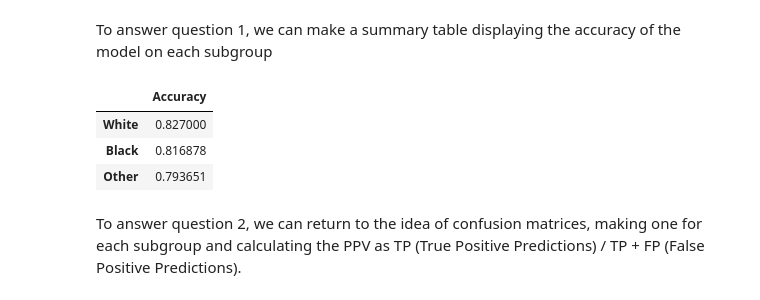
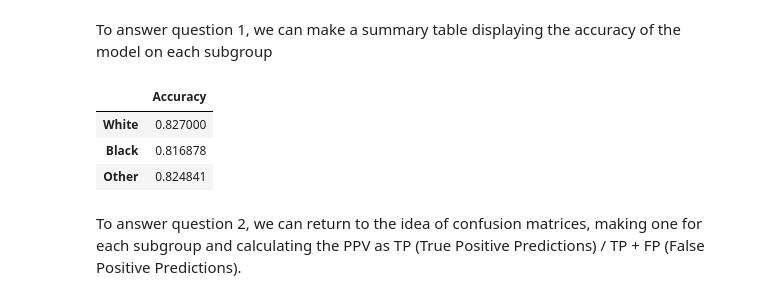
Before and after one commit to CameronHudson813/CameronHudson813.github.io, a Jupyter notebook: posts/Auditing Bias/index.ipynb, the cells around one changed output. Saved outputs shown, nothing was run; the diff lists cells and outputs as text; code cells hidden in the pictures.

```diff
--- a/posts/Auditing Bias/index.ipynb
+++ b/posts/Auditing Bias/index.ipynb
@@ -248,16 +248,16 @@ To answer question 1, we can make a summary table displaying the accuracy of the
 # %%
 accuracy_group_1 = (y_hat[group_test == 1] == y_test[group_test == 1]).mean()
 accuracy_group_2 = (y_hat[group_test == 2] == y_test[group_test == 2]).mean()
-accuracy_group_3 = (y_hat[group_test == 3] == y_test[group_test == 3]).mean()
+accuracy_group_3 = (y_hat[group_test >= 3] == y_test[group_test >= 3]).mean()
 
 subgroup_accuracy = pd.Series({"White": accuracy_group_1,"Black": accuracy_group_2, "Other": accuracy_group_3})
 sub_acc_df = pd.DataFrame(subgroup_accuracy, columns=["Accuracy"])
 sub_acc_df
 # %% [output]
 |  | Accuracy |
 | White | 0.827000 |
 | Black | 0.816878 |
-| Other | 0.793651 |
+| Other | 0.824841 |
 # %% [markdown]
 To answer question 2, we can return to the idea of confusion matrices, making one for each subgroup and calculating the PPV as TP (True Positive Predictions) / TP + FP (False Positive Predictions).
 # %%
```
Also changed, not shown: parts of 3 cells of this notebook, 3 other files.
